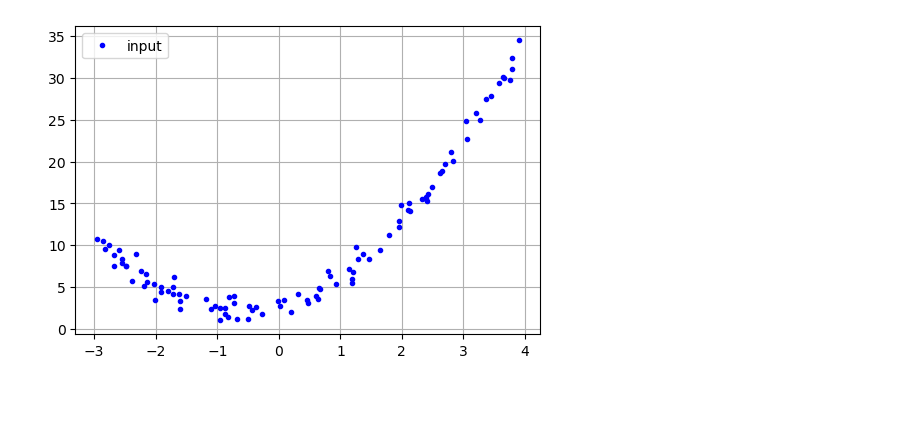
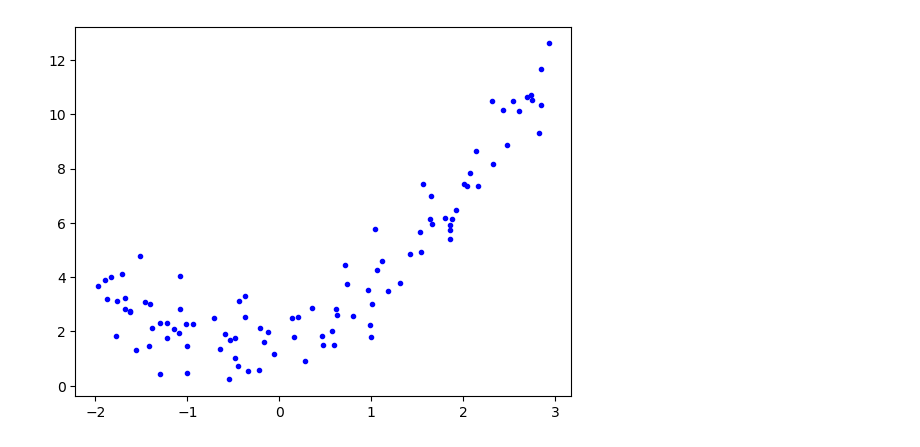
Before and after one commit to hoipranav/ML-Algo, a Jupyter notebook: Polynomial-Regression.ipynb, the cells around one changed output. Cells and saved outputs as stored; diff of their text form; code cells hidden in the pictures; blank space fills up the shorter version.

Commit message:
Visualize Polynomial Regression

```diff
--- a/Polynomial-Regression.ipynb
+++ b/Polynomial-Regression.ipynb
@@ -6,12 +7,9 @@ from sklearn.preprocessing import PolynomialFeatures
 # %%
 np.random.seed(42)
 m = 100
-X = 7 * np.random.rand(m, 1) - 3
-y = (1.5 * X ** 2) + (2 * X) + 3 + np.random.randn(100, 1)
+X = 5 * np.random.rand(m, 1) - 2
+y = 0.8 * X ** 2 + X + 2 + np.random.randn(m, 1)
 # %%
-plt.figure(figsize=(6, 4))
-plt.plot(X, y, 'b.', label="input")
-plt.legend()
-plt.grid()
+plt.plot(X, y, 'b.');
 # %% [output]
-[figure, old version]
+[figure, new version]
```
Also changed, not shown: parts of 22 cells of this notebook.
